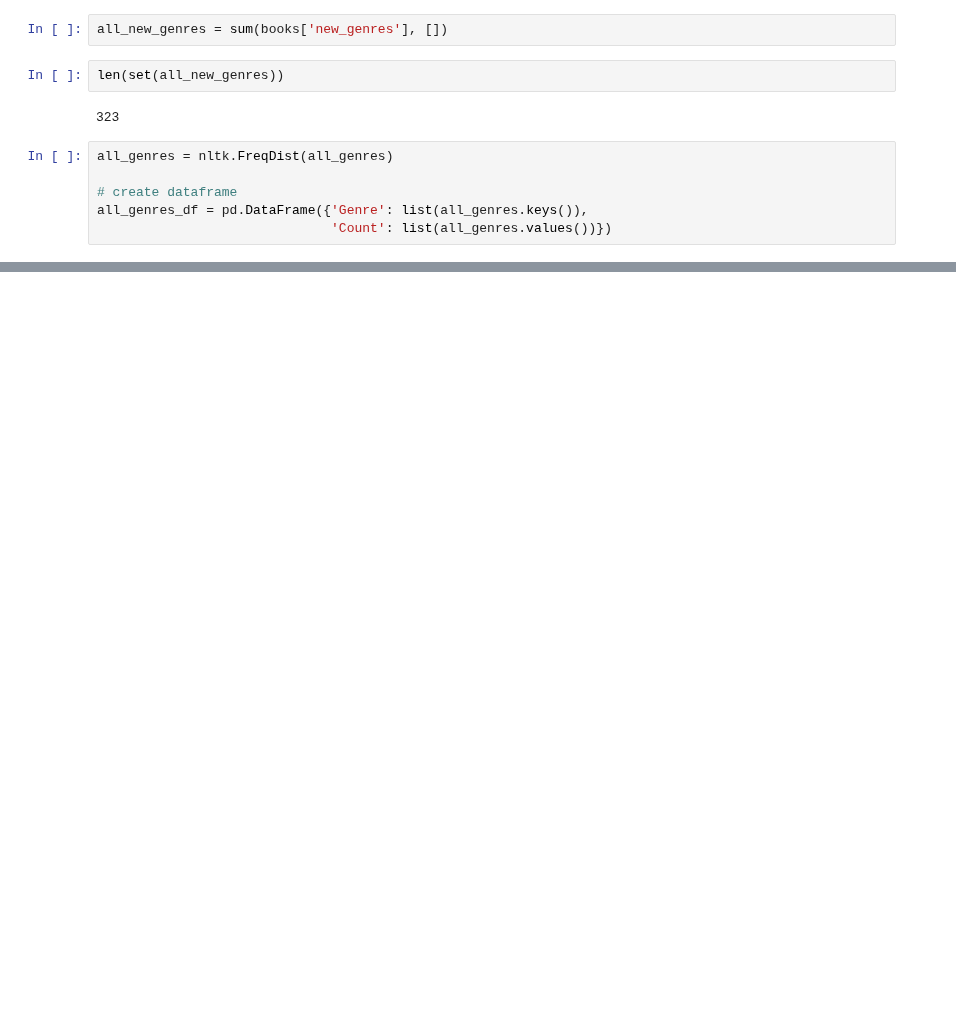
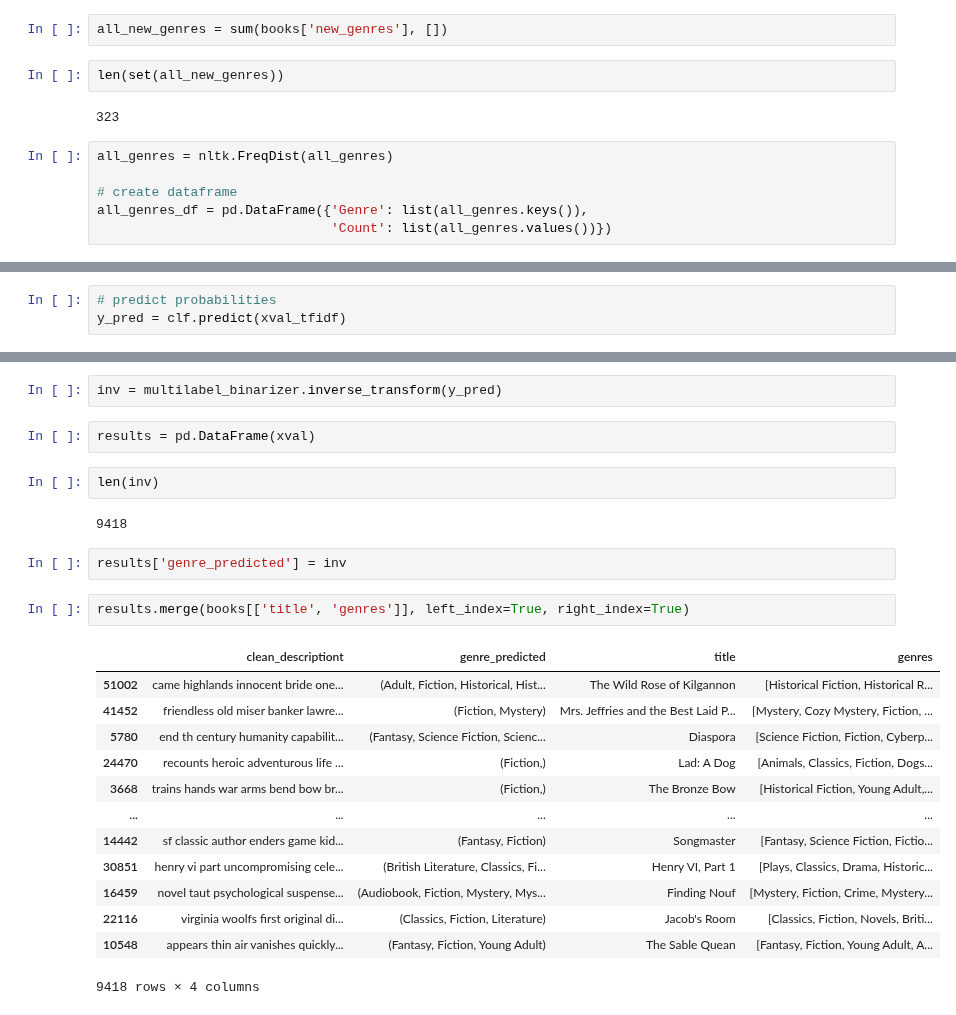
Before and after one commit to lalelisealstad/mybook-dashboard, a Jupyter notebook: notebooks/5_2_ml_genre_prediction.ipynb, the cells around one changed output, grey strips where cells are left out. Cells and saved outputs as stored; diff of their text form; blank space fills up the shorter version.

Commit message:
trained model, draft

```diff
--- a/notebooks/5_2_ml_genre_prediction.ipynb
+++ b/notebooks/5_2_ml_genre_prediction.ipynb
@@ -175,0 +283,3 @@ all_genres_df = pd.DataFrame({'Genre': list(all_genres.keys()),
+# %%
+# predict probabilities
+y_pred = clf.predict(xval_tfidf)
@@ -175,0 +301,26 @@ all_genres_df = pd.DataFrame({'Genre': list(all_genres.keys()),
+# %%
+inv = multilabel_binarizer.inverse_transform(y_pred)
+# %%
+results = pd.DataFrame(xval)
+# %%
+len(inv)
+# %% [output]
+9418
+# %%
+results['genre_predicted'] = inv
+# %%
+results.merge(books[['title', 'genres']], left_index=True, right_index=True)
+# %% [output]
+|  | clean_descriptiont | genre_predicted | title | genres |
+| 51002 | came highlands innocent bride one... | (Adult, Fiction, Historical, Hist... | The Wild Rose of Kilgannon | [Historical Fiction, Historical R... |
+| 41452 | friendless old miser banker lawre... | (Fiction, Mystery) | Mrs. Jeffries and the Best Laid P... | [Mystery, Cozy Mystery, Fiction, ... |
+| 5780 | end th century humanity capabilit... | (Fantasy, Science Fiction, Scienc... | Diaspora | [Science Fiction, Fiction, Cyberp... |
+| 24470 | recounts heroic adventurous life ... | (Fiction,) | Lad: A Dog | [Animals, Classics, Fiction, Dogs... |
+| 3668 | trains hands war arms bend bow br... | (Fiction,) | The Bronze Bow | [Historical Fiction, Young Adult,... |
+| ... | ... | ... | ... | ... |
+| 14442 | sf classic author enders game kid... | (Fantasy, Fiction) | Songmaster | [Fantasy, Science Fiction, Fictio... |
+| 30851 | henry vi part uncompromising cele... | (British Literature, Classics, Fi... | Henry VI, Part 1 | [Plays, Classics, Drama, Historic... |
+| 16459 | novel taut psychological suspense... | (Audiobook, Fiction, Mystery, Mys... | Finding Nouf | [Mystery, Fiction, Crime, Mystery... |
+| 22116 | virginia woolfs first original di... | (Classics, Fiction, Literature) | Jacob's Room | [Classics, Fiction, Novels, Briti... |
+| 10548 | appears thin air vanishes quickly... | (Fantasy, Fiction, Young Adult) | The Sable Quean | [Fantasy, Fiction, Young Adult, A... |
+9418 rows × 4 columns
```
Also changed, not shown: parts of 16 cells of this notebook, 1 other file.
